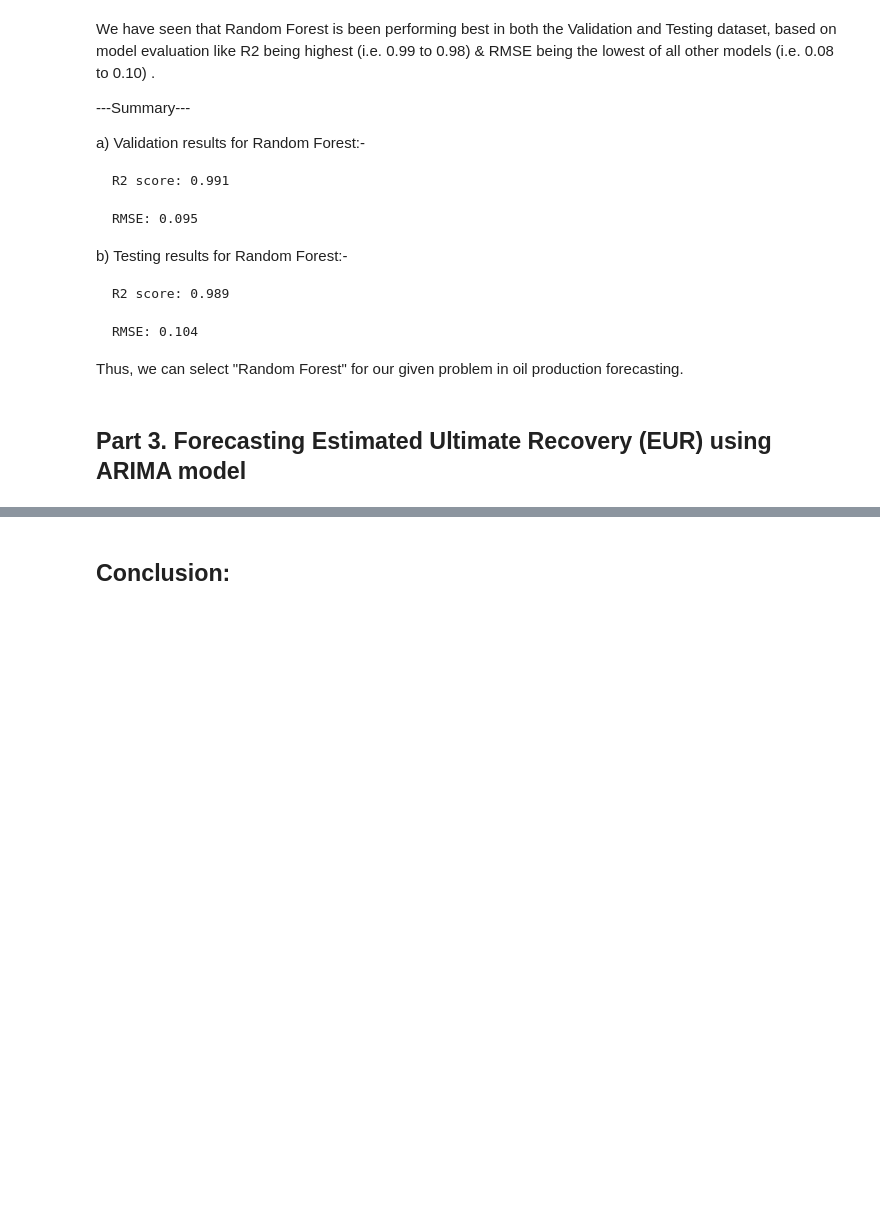
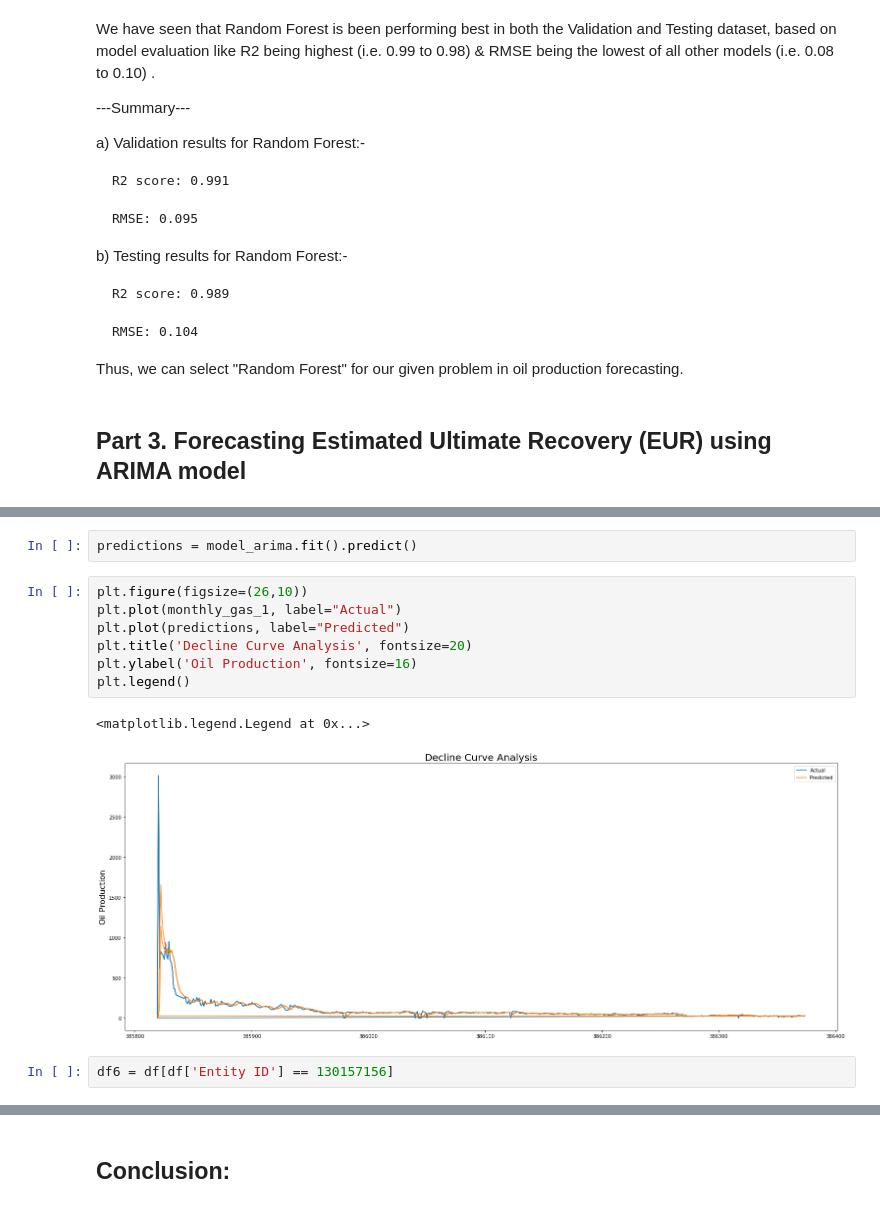
Before and after one commit to ManishRawat07/PETR6397-Final-Project-Oil-Production-Forecasting-using-Machine-Learning, a Jupyter notebook: Oil Production forecasting.ipynb, the cells around one changed output, grey strips where cells are left out. Cells and saved outputs as stored; diff of their text form; blank space fills up the shorter version.

```diff
--- a/Oil Production forecasting.ipynb
+++ b/Oil Production forecasting.ipynb
@@ -676,0 +786,14 @@ Thus, we can select "Random Forest" for our given problem in oil production fore
+# %%
+predictions = model_arima.fit().predict()
+# %%
+plt.figure(figsize=(26,10))
+plt.plot(monthly_gas_1, label="Actual")
+plt.plot(predictions, label="Predicted")
+plt.title('Decline Curve Analysis', fontsize=20)
+plt.ylabel('Oil Production', fontsize=16)
+plt.legend()
+# %% [output]
+<matplotlib.legend.Legend at 0x...>
+[figure, added]
+# %%
+df6 = df[df['Entity ID'] == 130157156]
```
Also changed, not shown: parts of 38 cells of this notebook, 1 other file.
